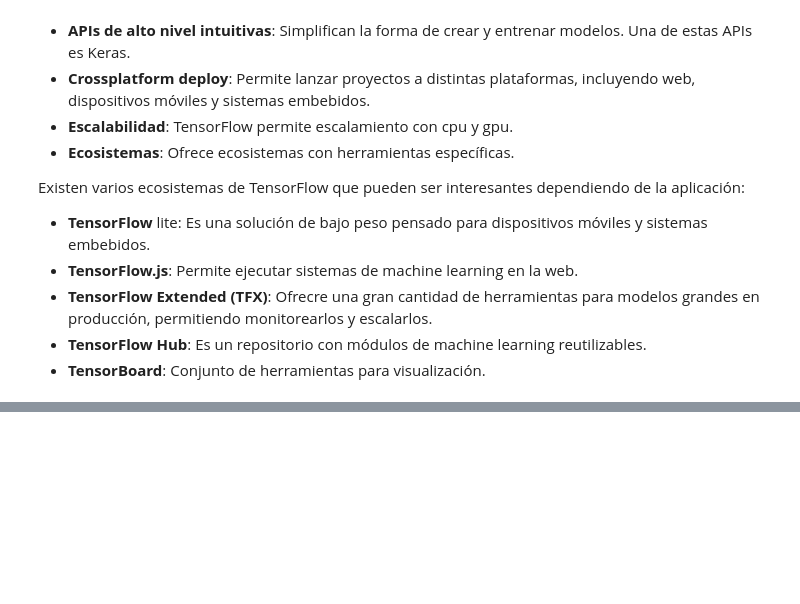
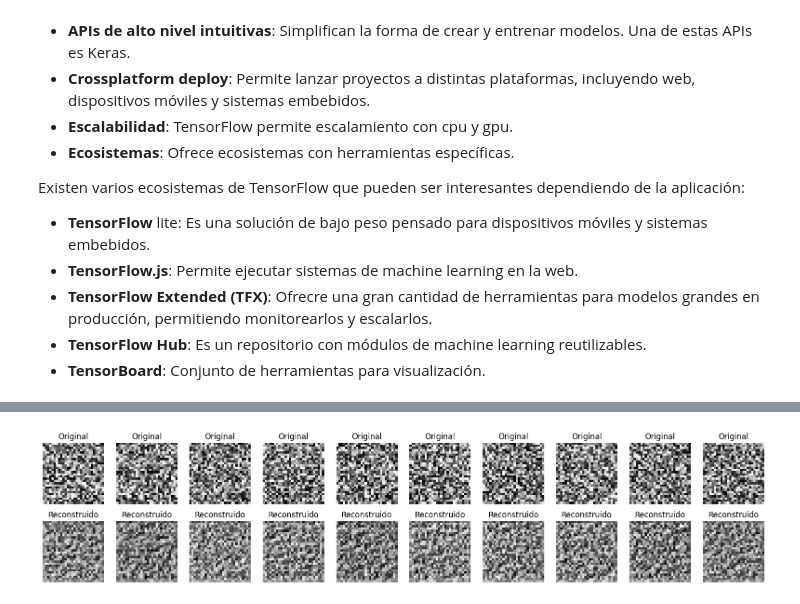
Before and after one commit to SerArtDev/redes-neuronales, a Jupyter notebook: TensorFlow_introduccion.ipynb, the cells around one changed output, grey strips where cells are left out. Saved outputs shown, nothing was run; the diff lists cells and outputs as text; code cells hidden in the pictures; blank space fills up the shorter version.

```diff
--- a/TensorFlow_introduccion.ipynb
+++ b/TensorFlow_introduccion.ipynb
@@ -34,0 +53,6 @@ tf.Tensor(
+# %%
+# Entrenamiento
+X_train = np.random.rand(100, 28, 28, 1)
+y_train = X_train
+
+history = model.fit(X_train, y_train, epochs=10, batch_size=32, validation_split=0.2)
@@ -34,0 +80,7 @@ tf.Tensor(
+# %%
+# Evaluación del modelo
+x_test = np.random.rand(10, 28, 28, 1)
+y_test = x_test
+
+loss, accuracy = model.evaluate(x_test, y_test)
+print(f"Loss: {loss}, Accuracy: {accuracy}")
@@ -34,0 +90,19 @@ tf.Tensor(
+# %%
+# Visualización de imágenes reconstruidas
+y_pred = model.predict(x_test)
+n = 10
+plt.figure(figsize=(20, 4))
+for i in range(n):
+    # Mostrar el original
+    ax = plt.subplot(2, n, i+1)
+    plt.imshow(x_test[i].reshape(28, 28), cmap='gray')
+    plt.title("Original")
+    plt.axis('off')
+    # Mostrar el reconstruido
+    ax = plt.subplot(2, n, i+1+n)
+    plt.imshow(y_pred[i].reshape(28, 28), cmap='gray')
+    plt.title("Reconstruido")
+    plt.axis('off')
+
+plt.show()
+# %% [output]
@@ -34,0 +110 @@ tf.Tensor(
+[figure, added]
```
Also changed, not shown: parts of 6 cells of this notebook.
